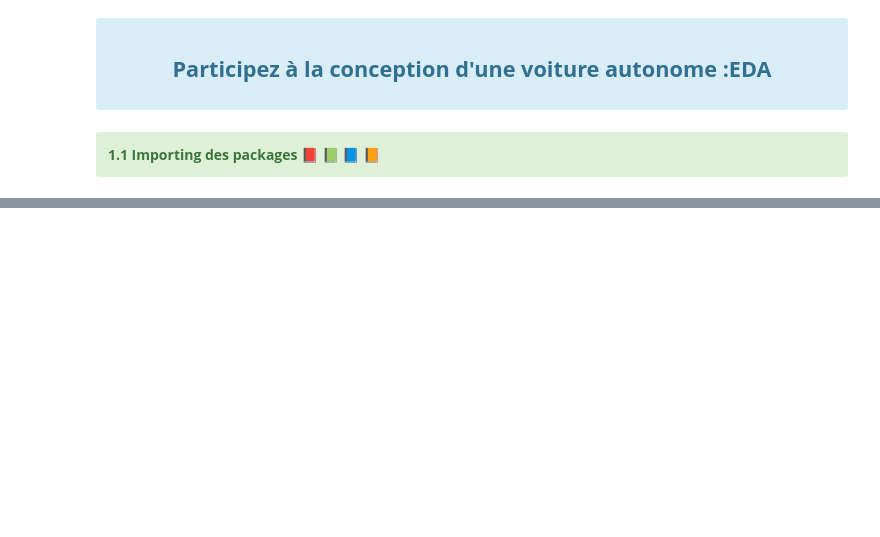
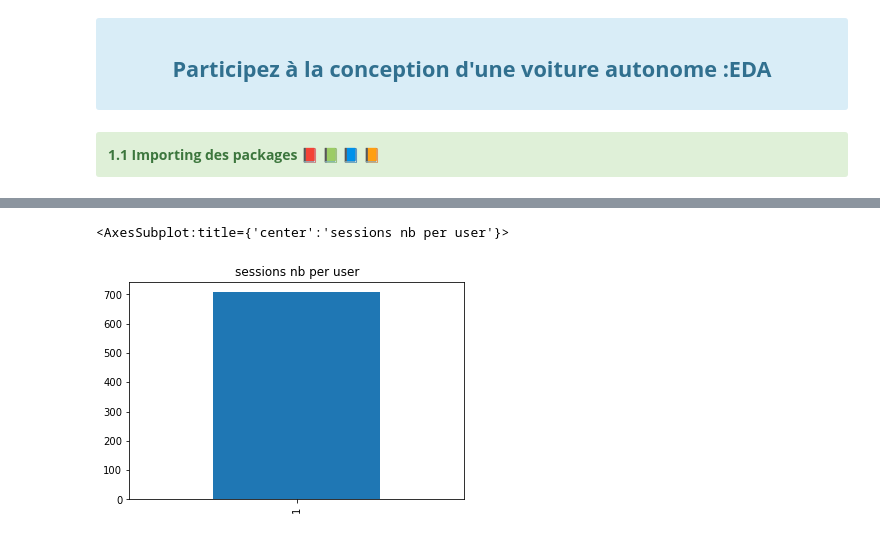
Before and after one commit to Trilian/projet9, a Jupyter notebook: EDA.ipynb, the cells around one changed output, grey strips where cells are left out. Saved outputs shown, nothing was run; the diff lists cells and outputs as text; code cells hidden in the pictures; blank space fills up the shorter version.

```diff
--- a/EDA.ipynb
+++ b/EDA.ipynb
@@ -44,0 +96,5 @@ NameError: name 'pd' is not defined
+# %%
+dfSample.groupby(by="user_id")['session_id'].nunique().value_counts().plot(kind = 'bar', title="sessions nb per user")
+# %% [output]
+<AxesSubplot:title={'center':'sessions nb per user'}>
+[figure, added]
```
Also changed, not shown: parts of 17 cells of this notebook, 2 other files.
